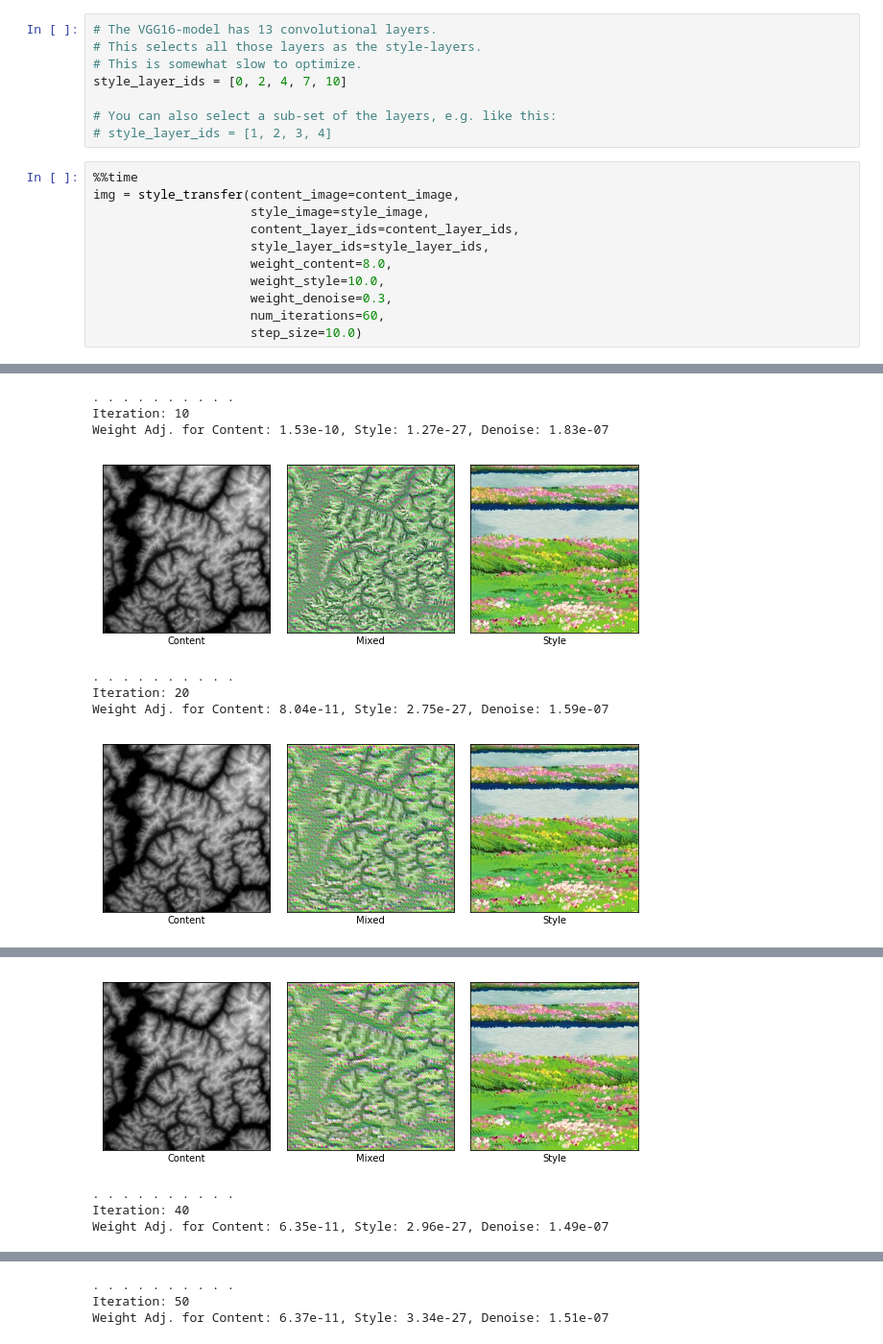
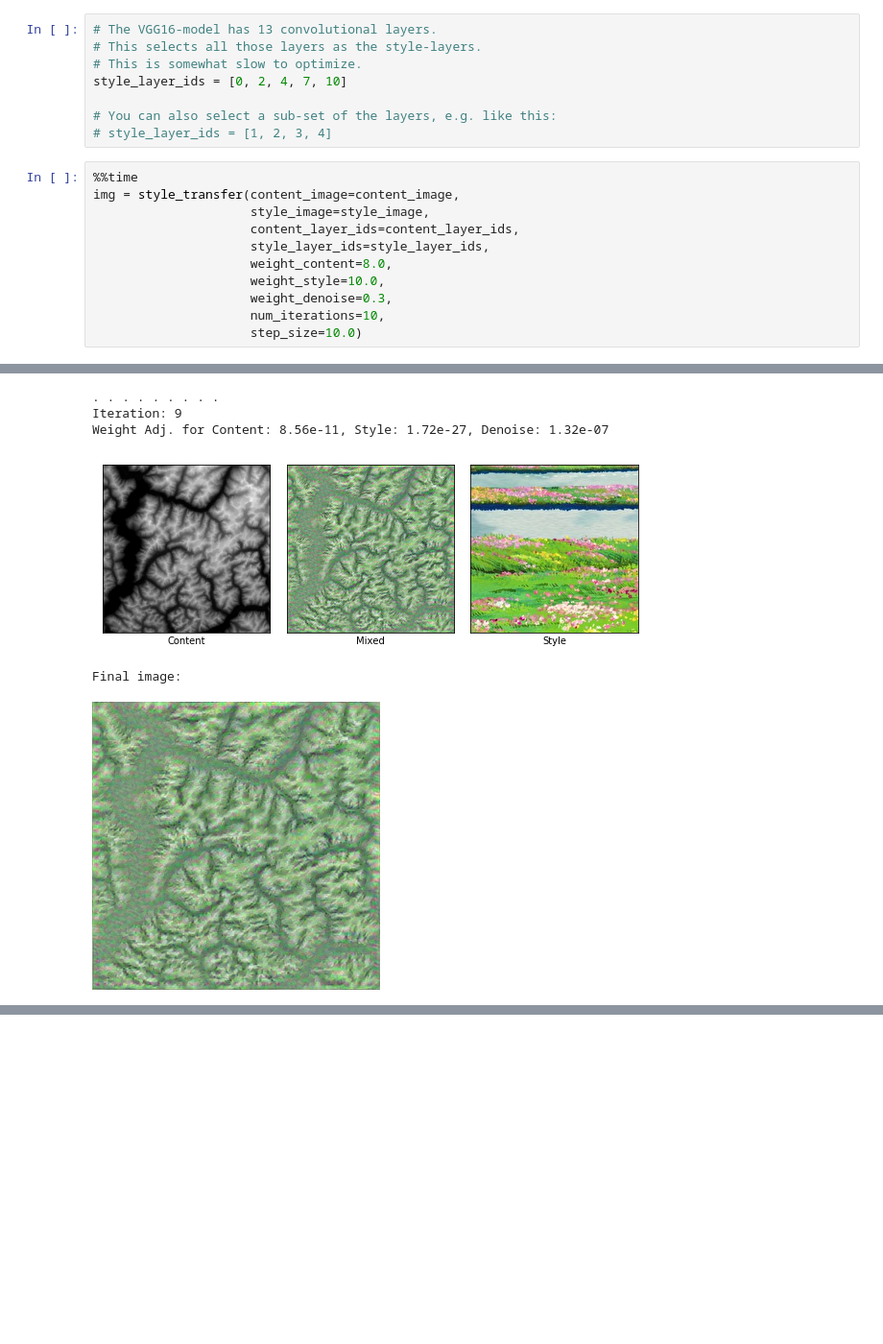
Before and after one commit to mkteh95/tf_3d_texturization, a Jupyter notebook: baseline.ipynb, the cells around one changed output, grey strips where cells are left out. Shown at 96% size. Saved outputs shown, nothing was run; the diff lists cells and outputs as text; blank space fills up the shorter version.

```diff
--- a/baseline.ipynb
+++ b/baseline.ipynb
@@ -431,7 +429,7 @@ img = style_transfer(content_image=content_image,
                      weight_content=8.0,
                      weight_style=10.0,
                      weight_denoise=0.3,
-                     num_iterations=60,
+                     num_iterations=10,
                      step_size=10.0)
 # %% [output]
 Content layers:
@@ -446,9 +444,7 @@ Weight Adj. for Content: 8.60e-11, Style: 2.49e-28, Denoise: 5.58e-06
 [figure]
-. . . . . . . . . .
-Iteration: 10
-Weight Adj. for Content: 1.53e-10, Style: 1.27e-27, Denoise: 1.83e-07
+. . . . . . . . .
+Iteration: 9
+Weight Adj. for Content: 8.56e-11, Style: 1.72e-27, Denoise: 1.32e-07
 [figure]
-. . . . . . . . . .
-Iteration: 20
-Weight Adj. for Content: 8.04e-11, Style: 2.75e-27, Denoise: 1.59e-07
+Final image:
-[figure, old version]
+[figure, new version]
@@ -458,4 +452,0 @@ Weight Adj. for Content: 6.70e-11, Style: 2.76e-27, Denoise: 1.51e-07
-[figure, removed]
-. . . . . . . . . .
-Iteration: 40
-Weight Adj. for Content: 6.35e-11, Style: 2.96e-27, Denoise: 1.49e-07
@@ -463,3 +452,0 @@ Weight Adj. for Content: 6.35e-11, Style: 2.96e-27, Denoise: 1.49e-07
-. . . . . . . . . .
-Iteration: 50
-Weight Adj. for Content: 6.37e-11, Style: 3.34e-27, Denoise: 1.51e-07
```
Also changed, not shown: parts of 7 cells of this notebook, 3 other files.
